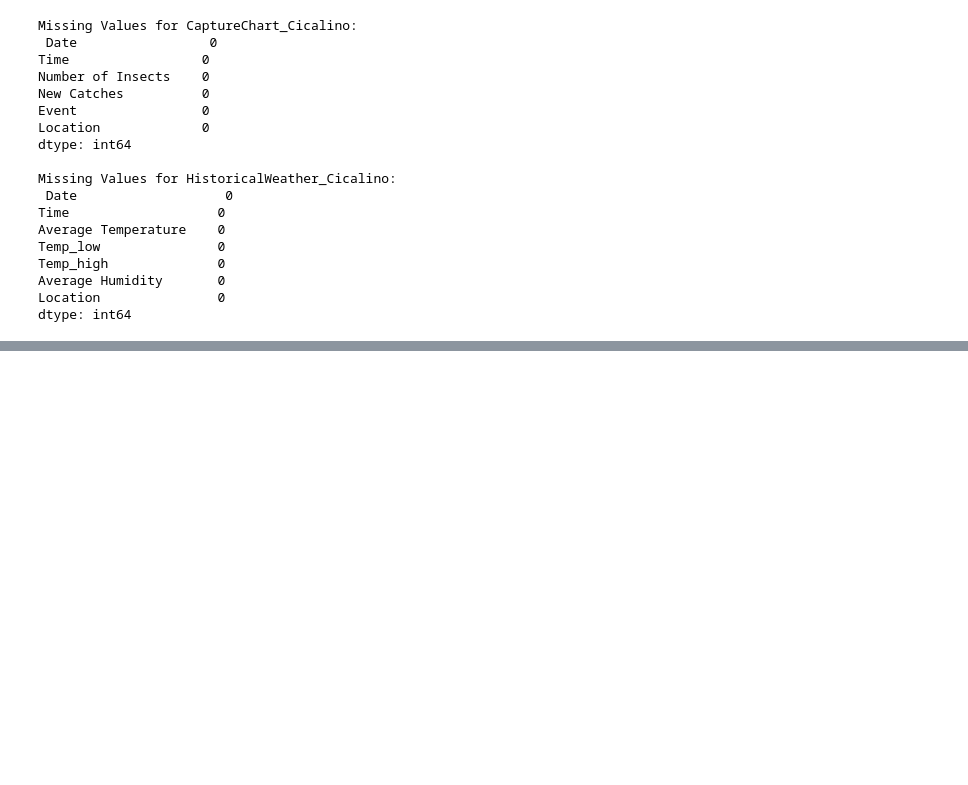
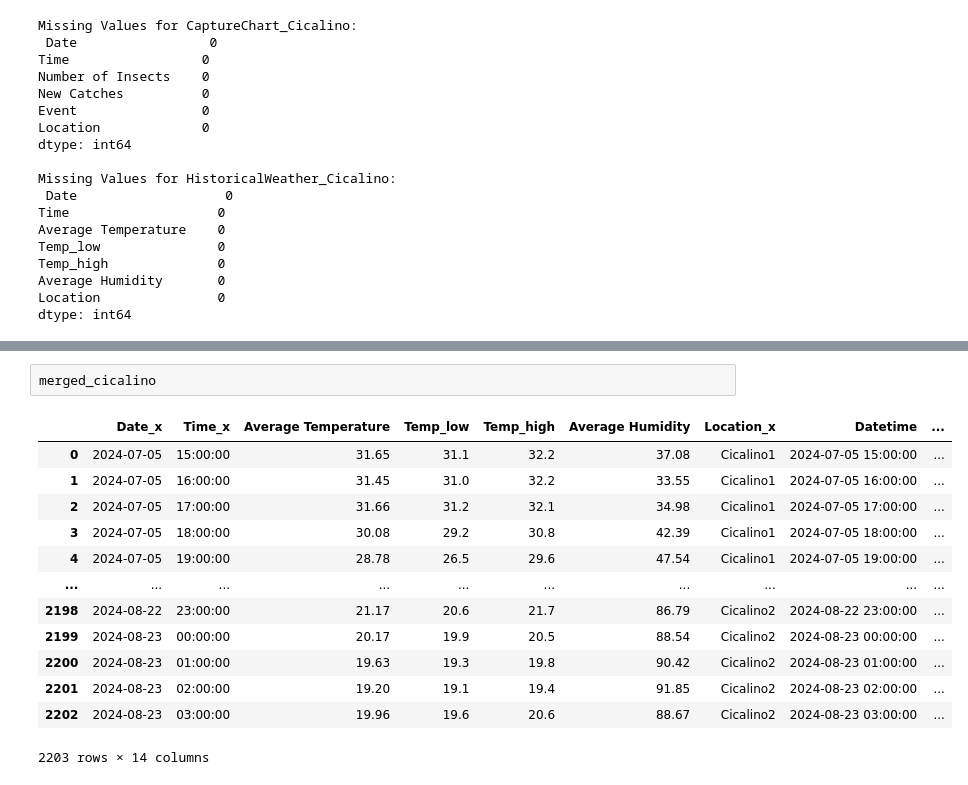
Before and after one commit to raz0208/Agritech-Pest-Prediction, a Jupyter notebook: Agritech_Pest_Prediction_and_Classification.ipynb, the cells around one changed output, grey strips where cells are left out. Drawn from its saved outputs; the diff is of its cells as text; blank space fills up the shorter version.

```diff
--- a/Agritech_Pest_Prediction_and_Classification.ipynb
+++ b/Agritech_Pest_Prediction_and_Classification.ipynb
@@ -758,0 +826,16 @@ dtype: int64
+# %%
+merged_cicalino
+# %% [output]
+|  | Date_x | Time_x | Average Temperature | Temp_low | Temp_high | Average Humidity | Location_x | Datetime | ... |
+| 0 | 2024-07-05 | 15:00:00 | 31.65 | 31.1 | 32.2 | 37.08 | Cicalino1 | 2024-07-05 15:00:00 | ... |
+| 1 | 2024-07-05 | 16:00:00 | 31.45 | 31.0 | 32.2 | 33.55 | Cicalino1 | 2024-07-05 16:00:00 | ... |
+| 2 | 2024-07-05 | 17:00:00 | 31.66 | 31.2 | 32.1 | 34.98 | Cicalino1 | 2024-07-05 17:00:00 | ... |
+| 3 | 2024-07-05 | 18:00:00 | 30.08 | 29.2 | 30.8 | 42.39 | Cicalino1 | 2024-07-05 18:00:00 | ... |
+| 4 | 2024-07-05 | 19:00:00 | 28.78 | 26.5 | 29.6 | 47.54 | Cicalino1 | 2024-07-05 19:00:00 | ... |
+| ... | ... | ... | ... | ... | ... | ... | ... | ... | ... |
+| 2198 | 2024-08-22 | 23:00:00 | 21.17 | 20.6 | 21.7 | 86.79 | Cicalino2 | 2024-08-22 23:00:00 | ... |
+| 2199 | 2024-08-23 | 00:00:00 | 20.17 | 19.9 | 20.5 | 88.54 | Cicalino2 | 2024-08-23 00:00:00 | ... |
+| 2200 | 2024-08-23 | 01:00:00 | 19.63 | 19.3 | 19.8 | 90.42 | Cicalino2 | 2024-08-23 01:00:00 | ... |
+| 2201 | 2024-08-23 | 02:00:00 | 19.20 | 19.1 | 19.4 | 91.85 | Cicalino2 | 2024-08-23 02:00:00 | ... |
+| 2202 | 2024-08-23 | 03:00:00 | 19.96 | 19.6 | 20.6 | 88.67 | Cicalino2 | 2024-08-23 03:00:00 | ... |
+2203 rows × 14 columns
```
Also changed, not shown: parts of 2 cells of this notebook.
